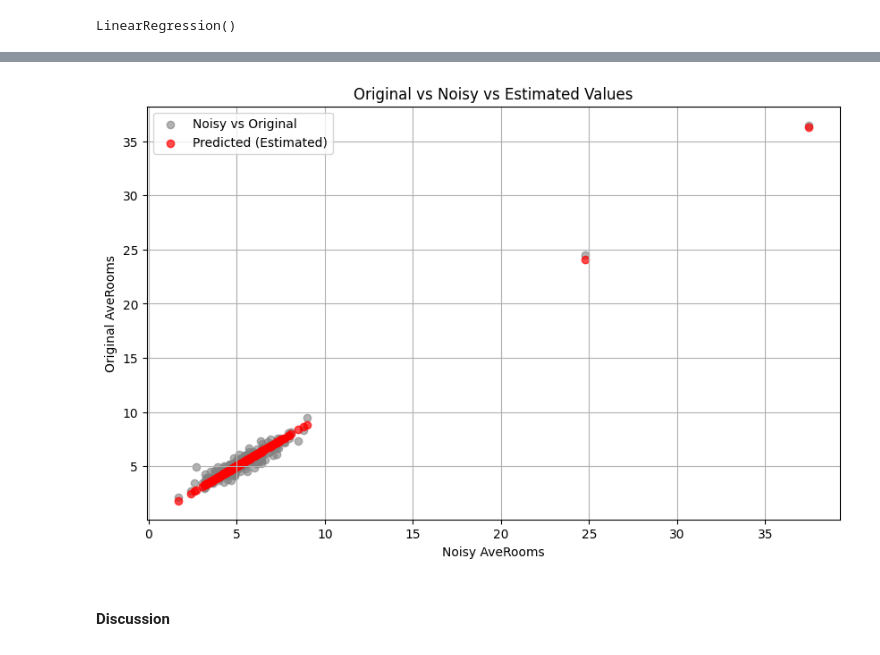
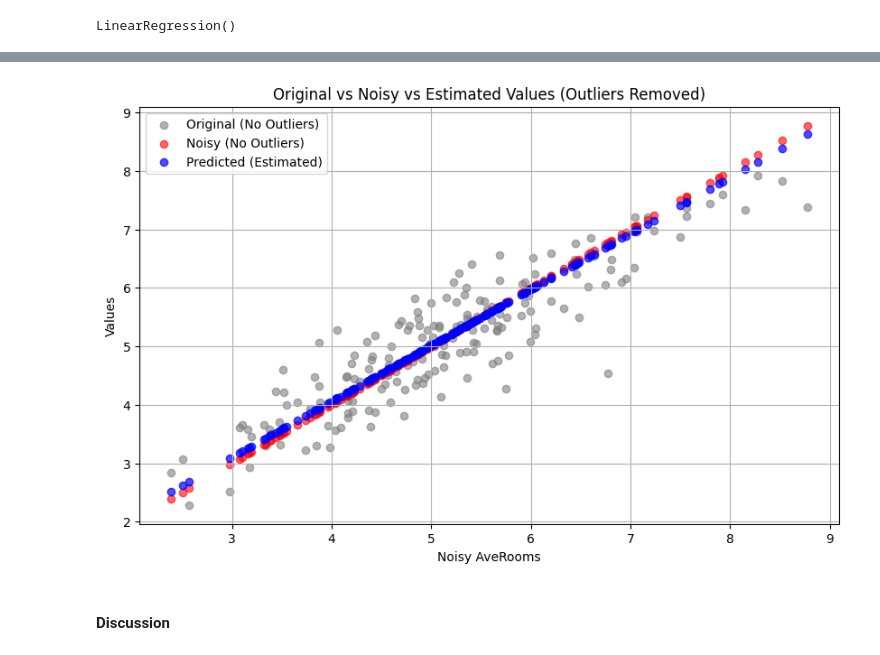
Before and after one commit to Mitch-json/Applied-Stochastic-Processes, a Jupyter notebook: Maximum Likelihood and Maximum A Posteriori/Maximun Likelihood and Maximum A Posteriori.ipynb, the cells around one changed output, grey strips where cells are left out. Saved outputs shown, nothing was run; the diff lists cells and outputs as text; code cells hidden in the pictures.

```diff
--- a/Maximum Likelihood and Maximum A Posteriori/Maximun Likelihood and Maximum A Posteriori.ipynb
+++ b/Maximum Likelihood and Maximum A Posteriori/Maximun Likelihood and Maximum A Posteriori.ipynb
@@ -347,15 +346,32 @@ metrics.head()
+# %%
+# Removing the outliers for plotting purposes
+Q1 = np.percentile(y_test, 25)
+Q3 = np.percentile(y_test, 75)
+IQR = Q3 - Q1
+
+# Define bounds (you can use 1.5*IQR for mild outliers)
+lower_bound = Q1 - 1.5*IQR
+upper_bound = Q3 + 1.5*IQR
+
+# Filter the data
+mask = (y_test >= lower_bound) & (y_test <= upper_bound)
+
+X_test_filtered = X_test[mask]
+y_test_filtered = y_test[mask]
+y_pred_filtered = y_pred[mask]
 # %%
 plt.figure(figsize=(10,6))
-plt.scatter(test_df['AveRooms_noisy'], test_df['AveRooms'], color='gray', alpha=0.6, label='Noisy vs Original')
-plt.scatter(test_df['AveRooms_noisy'], y_pred, color='red', alpha=0.7, label='Predicted (Estimated)')
+plt.scatter(X_test_filtered, y_test_filtered, color='gray', alpha=0.6, label='Original (No Outliers)')
+plt.scatter(X_test_filtered, X_test_filtered, color='red', alpha=0.6, label='Noisy (No Outliers)')
+plt.scatter(X_test_filtered, y_pred_filtered, color='blue', alpha=0.7, label='Predicted (Estimated)')
 plt.xlabel("Noisy AveRooms")
-plt.ylabel("Original AveRooms")
-plt.title("Original vs Noisy vs Estimated Values")
+plt.ylabel("Values")
+plt.title("Original vs Noisy vs Estimated Values (Outliers Removed)")
 plt.legend()
 plt.grid(True)
 plt.show()
 # %% [output]
-[figure, old version]
+[figure, new version]
 # %% [markdown]
 #### **Discussion**
 # %% [markdown]
```
Also changed, not shown: parts of 6 cells of this notebook, 4 other files.
